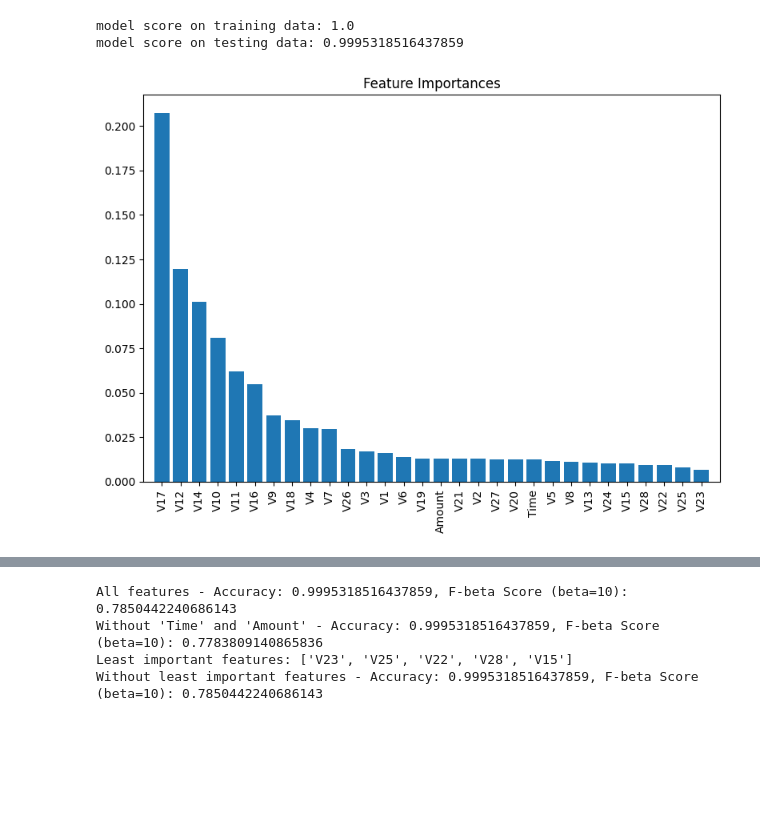
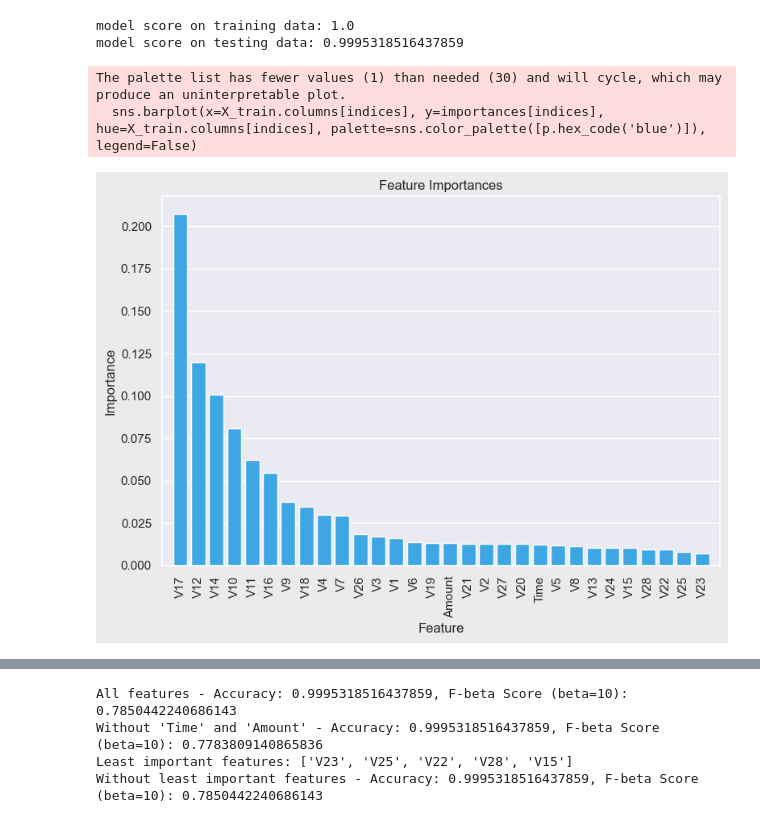
Before and after one commit to WildCodeWolf/Your-Data-Is-Mine, a Jupyter notebook: creditcard-featureImportance.ipynb, the cells around one changed output, grey strips where cells are left out. Saved outputs shown, nothing was run; the diff lists cells and outputs as text; code cells hidden in the pictures; blank space fills up the shorter version.

```diff
--- a/creditcard-featureImportance.ipynb
+++ b/creditcard-featureImportance.ipynb
@@ -40,10 +41,15 @@ model score on testing data: 0.9995318516437859
 # %%
 plt.figure(figsize=(8, 6))
 plt.title("Feature Importances")
-plt.bar(range(X_train.shape[1]), importances[indices], align="center")
+sns.barplot(x=X_train.columns[indices], y=importances[indices], hue=X_train.columns[indices], palette=sns.color_palette([p.hex_code('blue')]), legend=False)
+#plt.bar(range(X_train.shape[1]), importances[indices], palette=sns.light_palette(p.hex_code('blue')), align="center")
 plt.xticks(range(X_train.shape[1]), [X_train.columns[i] for i in indices], rotation=90)
+plt.xlabel('Feature')
+plt.ylabel('Importance')
 plt.xlim([-1, X_train.shape[1]])
 plt.tight_layout()
 plt.show()
 # %% [output]
+The palette list has fewer values (1) than needed (30) and will cycle, which may produce an uninterpretable plot.
+  sns.barplot(x=X_train.columns[indices], y=importances[indices], hue=X_train.columns[indices], palette=sns.color_palette([p.hex_code('blue')]), legend=False)
-[figure, old version]
+[figure, new version]
```
Also changed, not shown: parts of 2 cells of this notebook, 5 other files.
